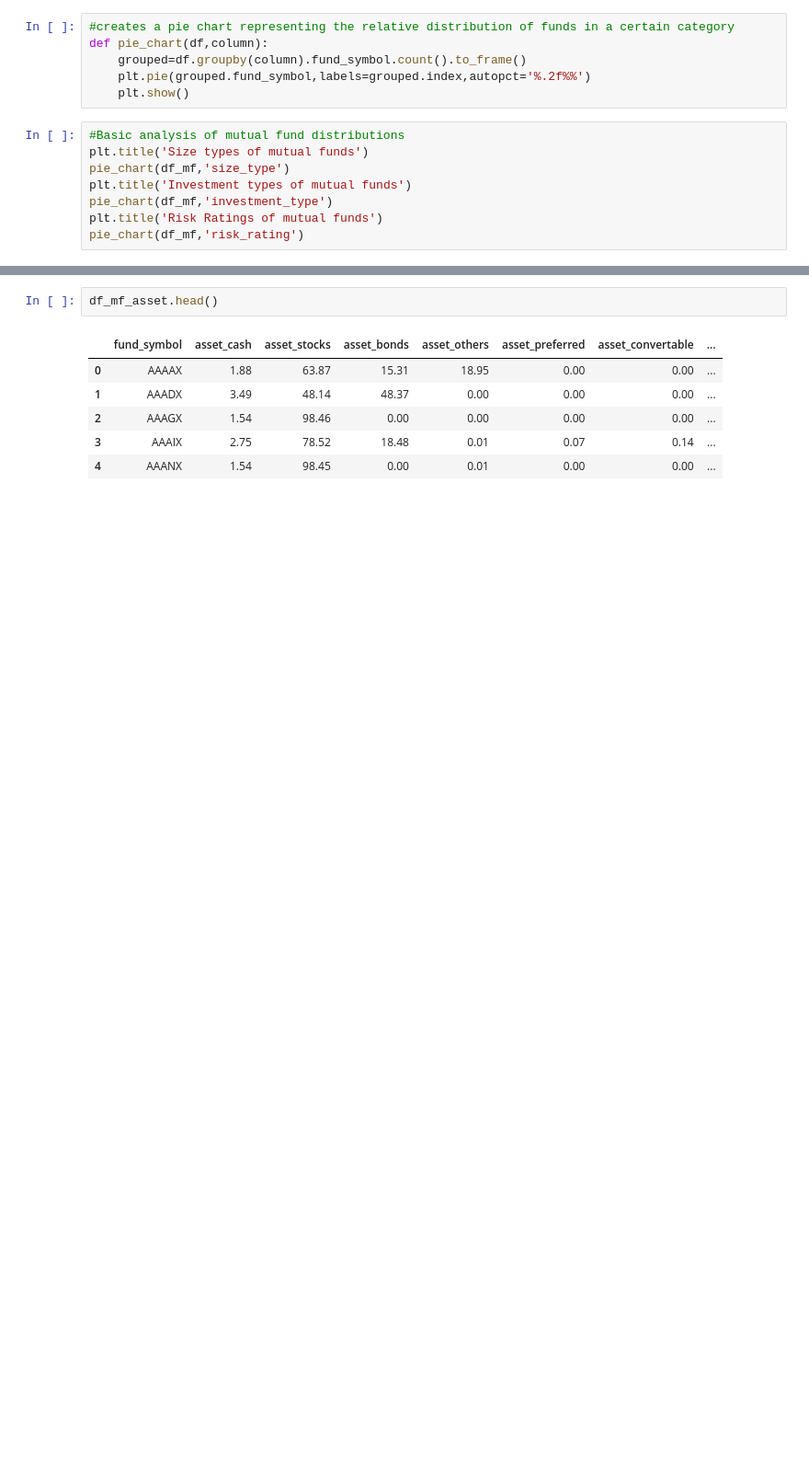
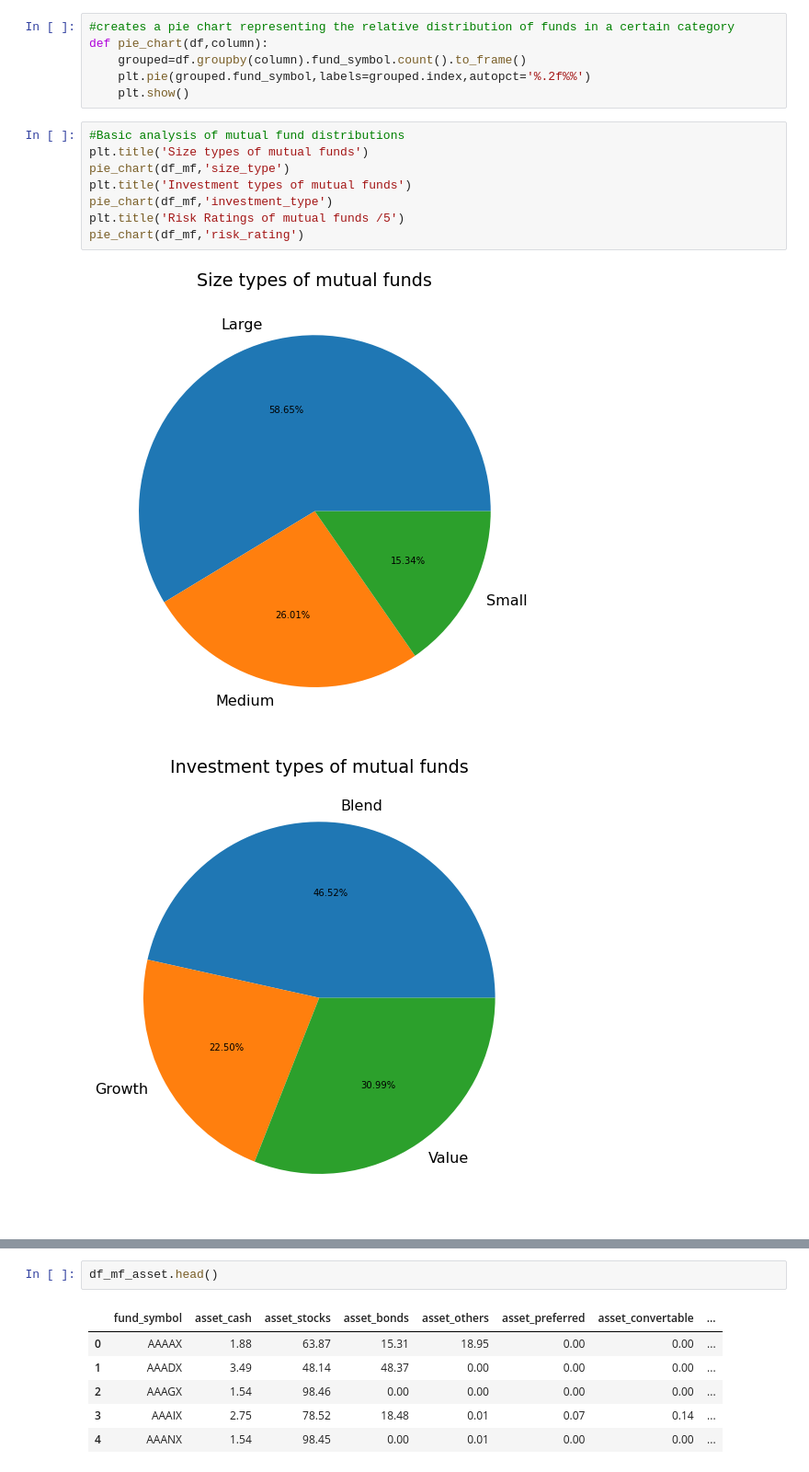
Before and after one commit to ctr48/Info2950FinalProject, a Jupyter notebook: USAnalysis.ipynb, the cells around one changed output, grey strips where cells are left out. Shown: that part at 92% size. Drawn from its saved outputs; the diff is of its cells as text; blank space fills up the shorter version.

```diff
--- a/USAnalysis.ipynb
+++ b/USAnalysis.ipynb
@@ -265,8 +274,11 @@ def pie_chart(df,column):
 # %%
 #Basic analysis of mutual fund distributions
 plt.title('Size types of mutual funds')
 pie_chart(df_mf,'size_type')
 plt.title('Investment types of mutual funds')
 pie_chart(df_mf,'investment_type')
-plt.title('Risk Ratings of mutual funds')
+plt.title('Risk Ratings of mutual funds /5')
 pie_chart(df_mf,'risk_rating')
+# %% [output]
+[figure, added]
+[figure, added]
```
Also changed, not shown: parts of 15 cells of this notebook.
